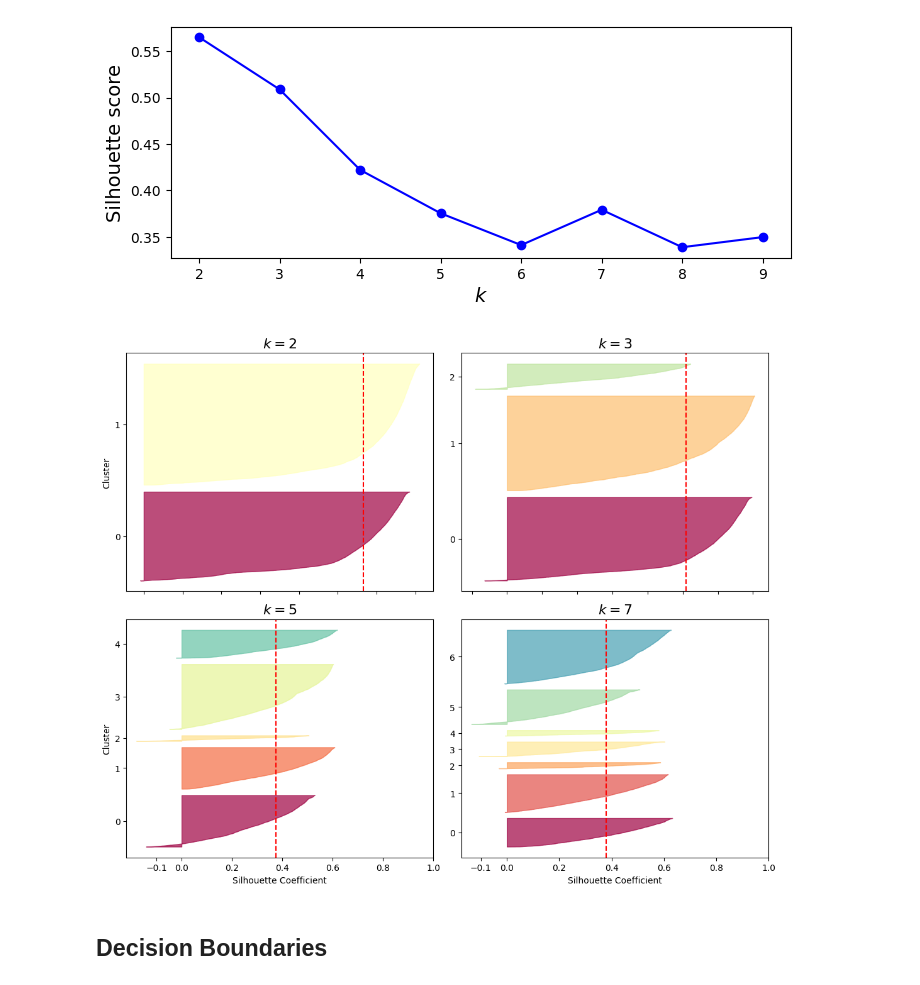
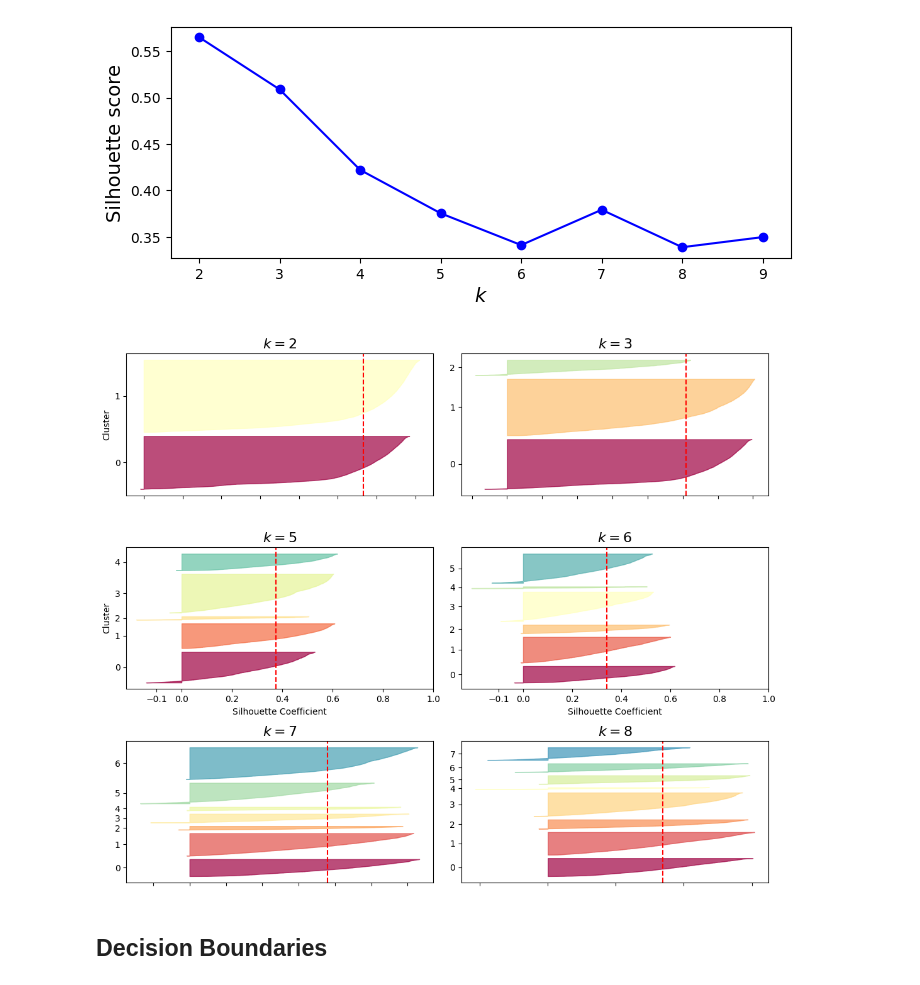
Before and after one commit to FelixH-git/SVM-Pipeline, a Jupyter notebook: labb6.ipynb, the cells around one changed output. Cells and saved outputs as stored; diff of their text form; code cells hidden in the pictures.

```diff
--- a/labb6.ipynb
+++ b/labb6.ipynb
@@ -161,45 +161,46 @@ plt.show()
 from sklearn.metrics import silhouette_samples
 from matplotlib.ticker import FixedLocator, FixedFormatter
 import matplotlib as mpl
+import numpy as np
 
 plt.figure(figsize=(11, 9))
 
-for i, k in enumerate((2, 3, 5, 7), start=1):
-    plt.subplot(2, 2, i)  # i goes from 1 to 4
+for i, k in enumerate((2, 3, 5, 6, 7, 8), start=1):
+    plt.subplot(3, 2, i)  # i goes from 1 to 4
     y_pred = kmeans_per_k[k - 1].labels_
     silhouette_coefficients = silhouette_samples(X, y_pred)
 
     padding = len(X) // 30
     pos = padding
     ticks = []
     for j in range(k):
         coeffs = silhouette_coefficients[y_pred == j]
         coeffs.sort()
 
         color = mpl.cm.Spectral(j / k)
         plt.fill_betweenx(np.arange(pos, pos + len(coeffs)), 0, coeffs,
                           facecolor=color, edgecolor=color, alpha=0.7)
         ticks.append(pos + len(coeffs) // 2)
         pos += len(coeffs) + padding
 
     plt.gca().yaxis.set_major_locator(FixedLocator(ticks))
     plt.gca().yaxis.set_major_formatter(FixedFormatter(range(k)))
     if i in (1, 3):
         plt.ylabel("Cluster")
 
     if i in (3, 4):
         plt.gca().set_xticks([-0.1, 0, 0.2, 0.4, 0.6, 0.8, 1])
         plt.xlabel("Silhouette Coefficient")
     else:
         plt.tick_params(labelbottom=False)
 
     plt.axvline(x=silhouette_scores[k - 2], color="red", linestyle="--")
     plt.title(f"$k={k}$", fontsize=16)
 
 plt.tight_layout()
 plt.show()
 # %% [output]
-[figure, old version]
+[figure, new version]
 # %% [markdown]
 ## Decision Boundaries
 # %%
```
Also changed, not shown: parts of 2 cells of this notebook, 3 other files.
